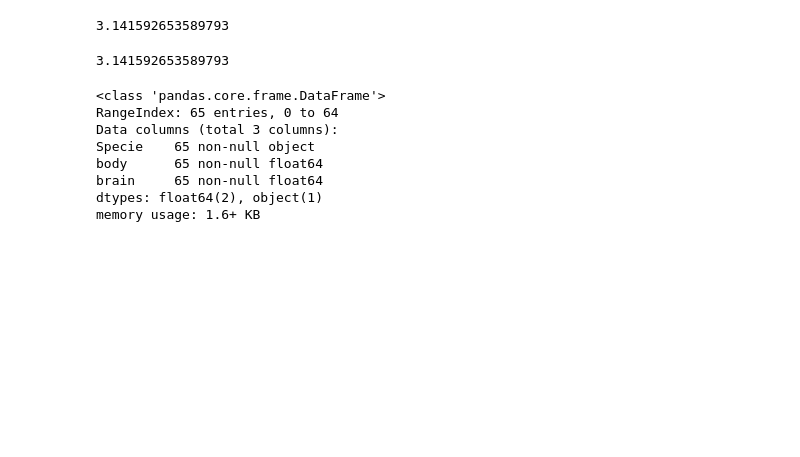
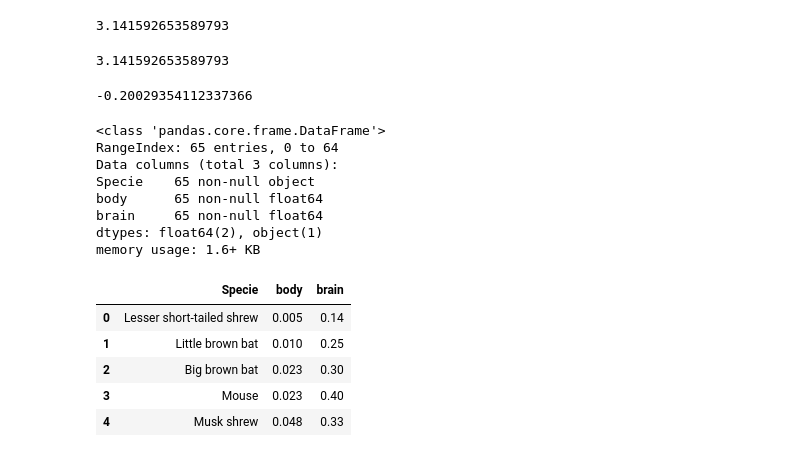
Before and after one commit to eacunafer/DataAnalysiswithPython3, a Jupyter notebook: Notebooks/Lab0v3.ipynb, the cells around one changed output. Cells and saved outputs as stored; diff of their text form; code cells hidden in the pictures; blank space fills up the shorter version.

```diff
--- a/Notebooks/Lab0v3.ipynb
+++ b/Notebooks/Lab0v3.ipynb
@@ -173,6 +179,10 @@ from math import pi
 pi
 # %% [output]
 3.141592653589793
+# %%
+cos(sqrt(pi))
+# %% [output]
+-0.20029354112337366
 # %%
 #Leyendo un archivo de datos de la internet
 import pandas as pd
@@ -187,3 +197,12 @@ body      65 non-null float64
 brain     65 non-null float64
 dtypes: float64(2), object(1)
 memory usage: 1.6+ KB
+# %%
+df.head()
+# %% [output]
+|  | Specie | body | brain |
+| 0 | Lesser short-tailed shrew | 0.005 | 0.14 |
+| 1 | Little brown bat | 0.010 | 0.25 |
+| 2 | Big brown bat | 0.023 | 0.30 |
+| 3 | Mouse | 0.023 | 0.40 |
+| 4 | Musk shrew | 0.048 | 0.33 |
```
Also changed, not shown: parts of 8 cells of this notebook, 2 other files.
